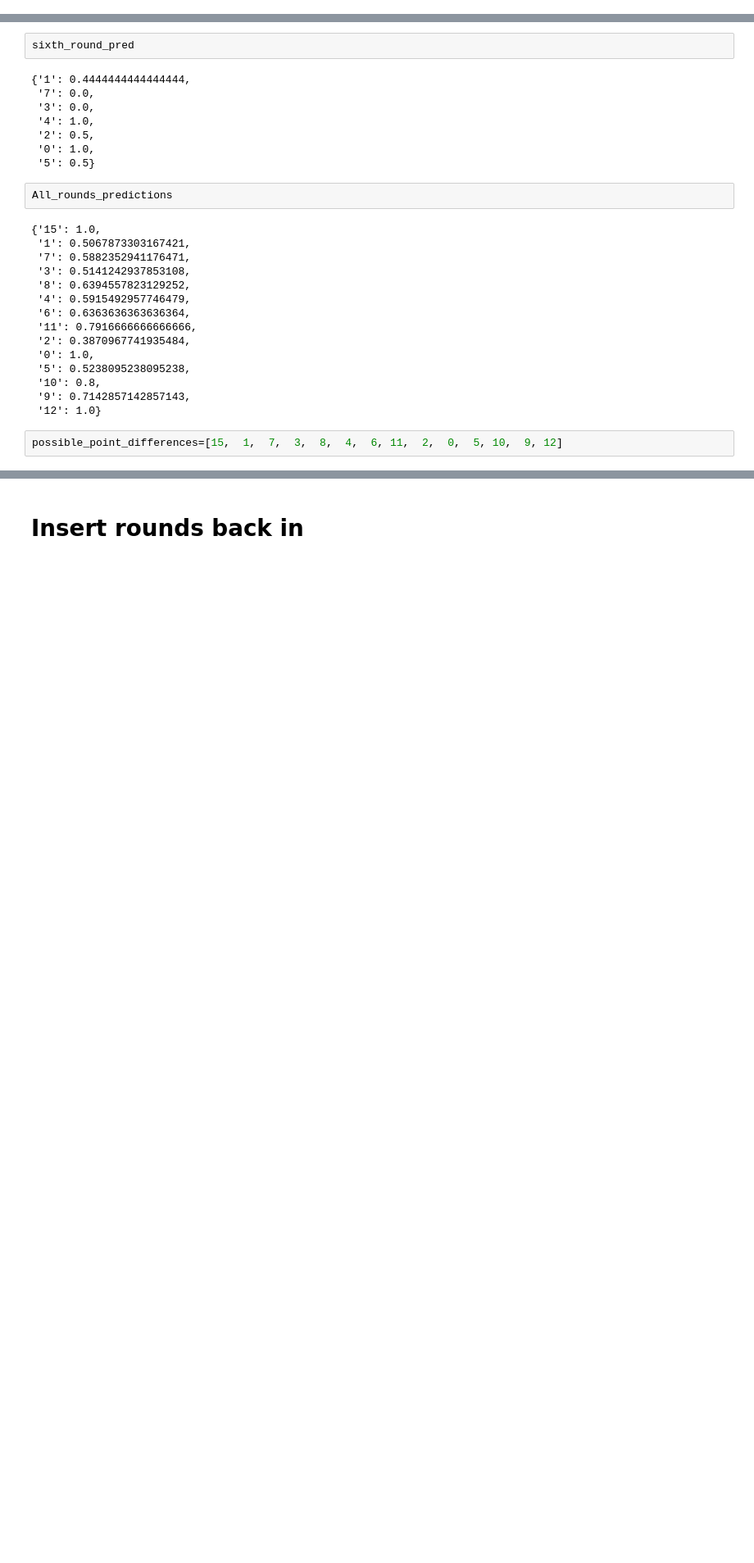
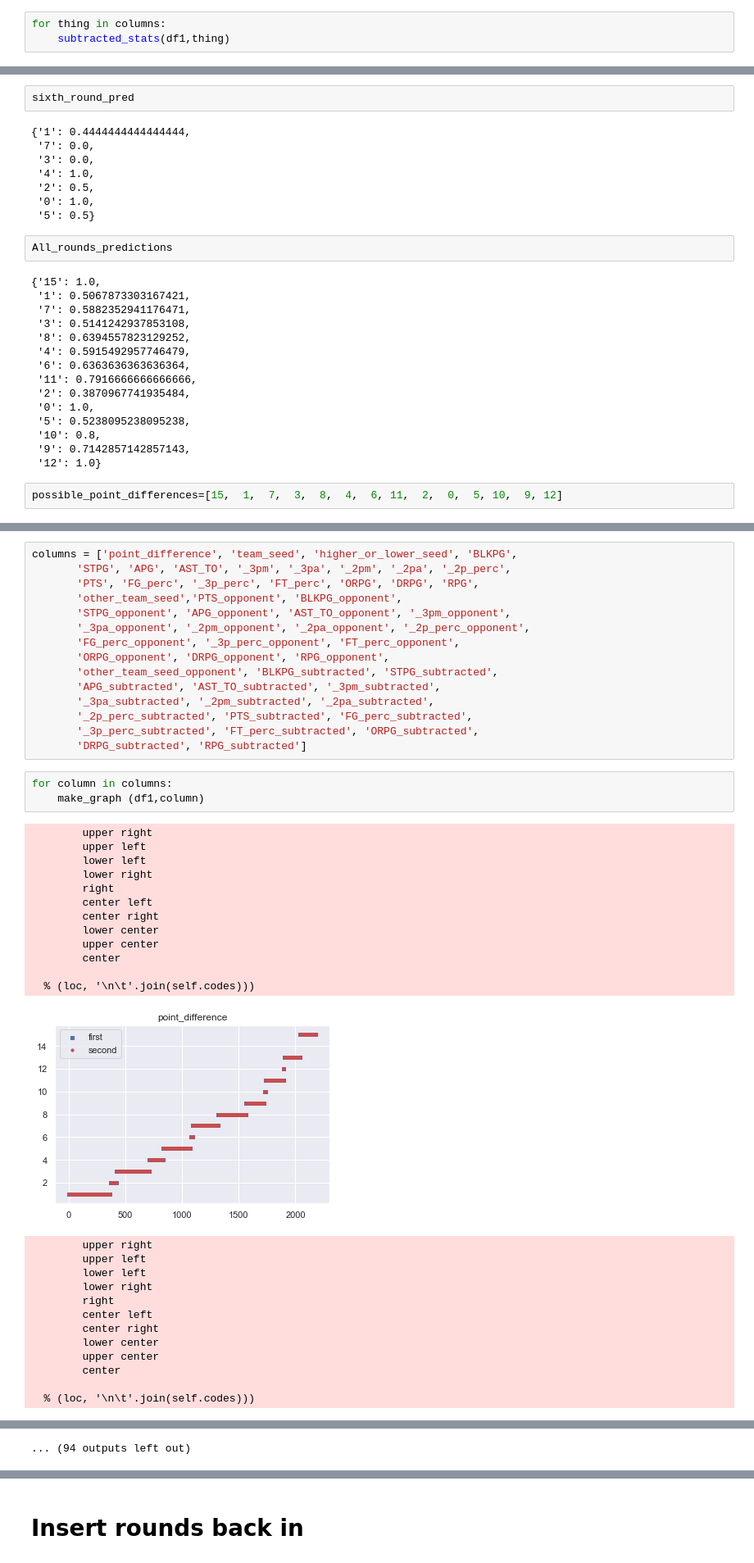
Before and after one commit to amazurek1/march_madness_predictions, a Jupyter notebook: Good_jupyter_notebooks/EDA.ipynb, the cells around one changed output, grey strips where cells are left out. Shown at 82% size. Cells and saved outputs as stored; diff of their text form; blank space fills up the shorter version.

```diff
--- a/Good_jupyter_notebooks/EDA.ipynb
+++ b/Good_jupyter_notebooks/EDA.ipynb
@@ -65,0 +127,3 @@ made it here
+# %%
+for thing in columns:
+    subtracted_stats(df1,thing)
@@ -332,0 +547,44 @@ possible_point_differences=[15,  1,  7,  3,  8,  4,  6, 11,  2,  0,  5, 10,  9,
+# %%
+columns = ['point_difference', 'team_seed', 'higher_or_lower_seed', 'BLKPG',
+       'STPG', 'APG', 'AST_TO', '_3pm', '_3pa', '_2pm', '_2pa', '_2p_perc',
+       'PTS', 'FG_perc', '_3p_perc', 'FT_perc', 'ORPG', 'DRPG', 'RPG',
+       'other_team_seed','PTS_opponent', 'BLKPG_opponent',
+       'STPG_opponent', 'APG_opponent', 'AST_TO_opponent', '_3pm_opponent',
+       '_3pa_opponent', '_2pm_opponent', '_2pa_opponent', '_2p_perc_opponent',
+       'FG_perc_opponent', '_3p_perc_opponent', 'FT_perc_opponent',
+       'ORPG_opponent', 'DRPG_opponent', 'RPG_opponent',
+       'other_team_seed_opponent', 'BLKPG_subtracted', 'STPG_subtracted',
+       'APG_subtracted', 'AST_TO_subtracted', '_3pm_subtracted',
+       '_3pa_subtracted', '_2pm_subtracted', '_2pa_subtracted',
+       '_2p_perc_subtracted', 'PTS_subtracted', 'FG_perc_subtracted',
+       '_3p_perc_subtracted', 'FT_perc_subtracted', 'ORPG_subtracted',
+       'DRPG_subtracted', 'RPG_subtracted']
+# %%
+for column in columns:
+    make_graph (df1,column)
+# %% [output]
+        upper right
+        upper left
+        lower left
+        lower right
+        right
+        center left
+        center right
+        lower center
+        upper center
+        center
+
+  % (loc, '\n\t'.join(self.codes)))
+[figure, added]
+        upper right
+        upper left
+        lower left
+        lower right
+        right
+        center left
+        center right
+        lower center
+        upper center
+        center
+
+  % (loc, '\n\t'.join(self.codes)))
@@ -332,0 +644 @@ possible_point_differences=[15,  1,  7,  3,  8,  4,  6, 11,  2,  0,  5, 10,  9,
+... (94 outputs left out)
```
Also changed, not shown: parts of 27 cells of this notebook, 3 other files.
